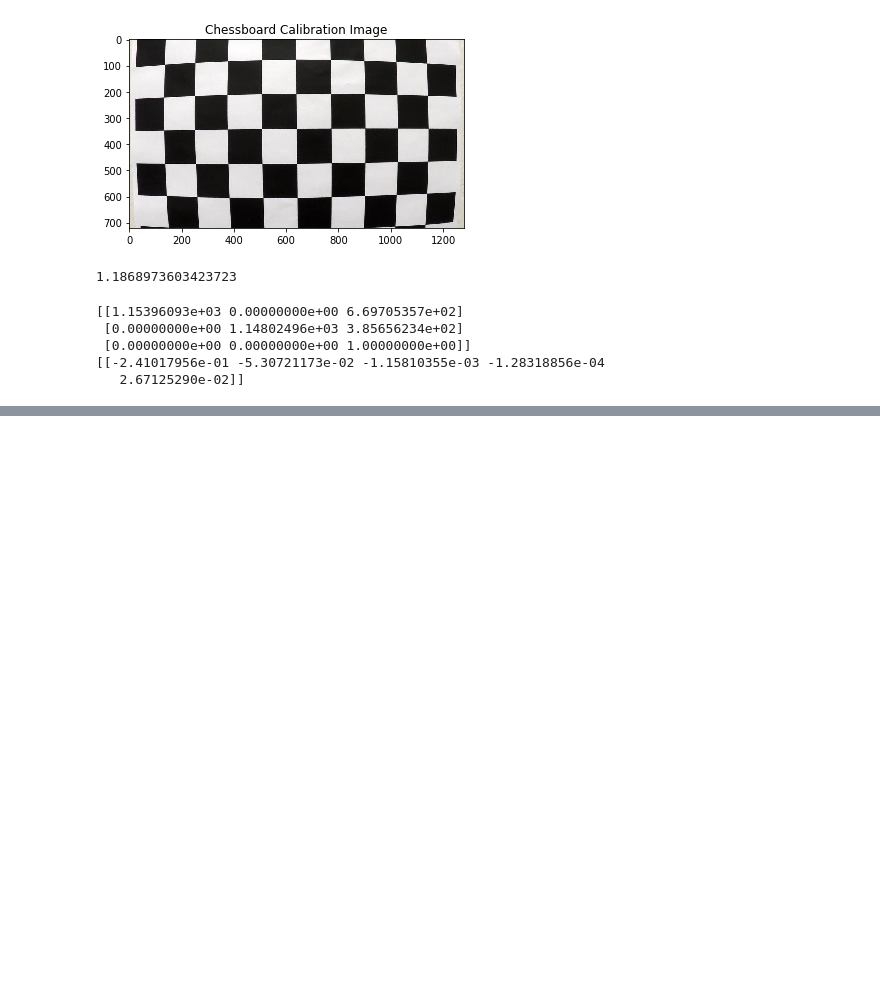
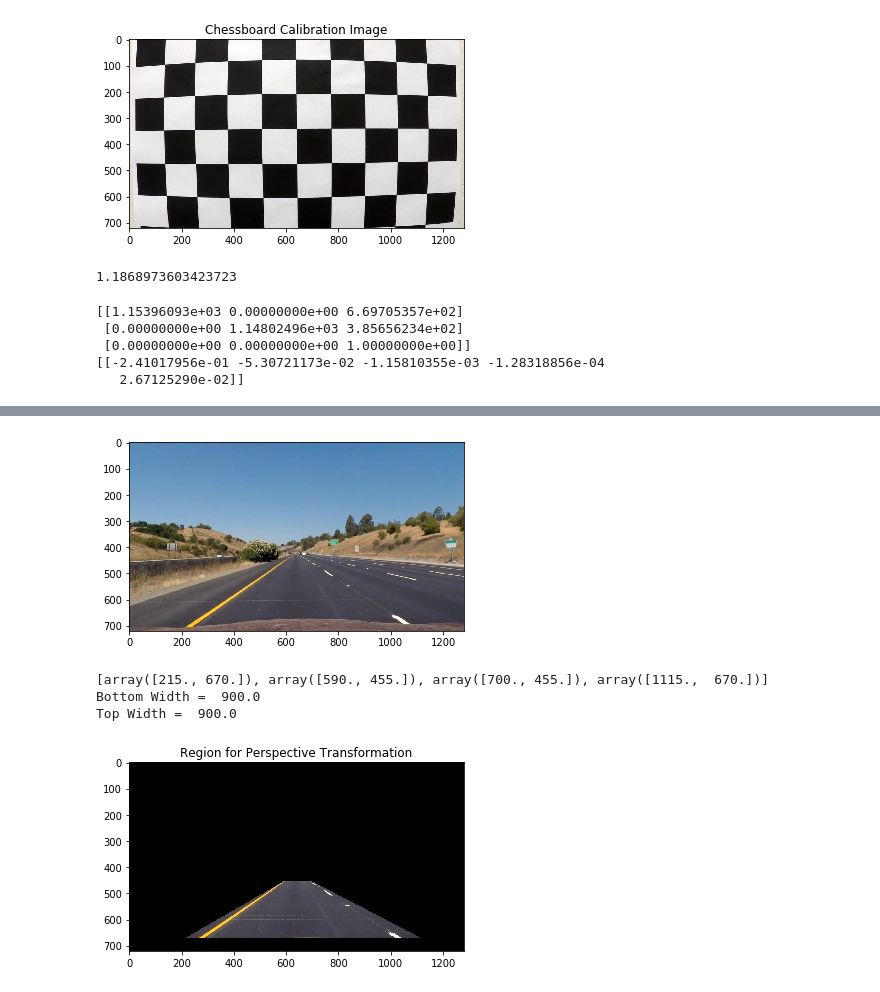
Before and after one commit to ajhsutton/CarND-Advanced-Lane-Lines, a Jupyter notebook: CameraCalibrationAndDistortion.ipynb, the cells around one changed output, grey strips where cells are left out. Drawn from its saved outputs; the diff is of its cells as text; code cells hidden in the pictures; blank space fills up the shorter version.

```diff
--- a/CameraCalibrationAndDistortion.ipynb
+++ b/CameraCalibrationAndDistortion.ipynb
@@ -143,0 +153,47 @@ plt.imshow(demo_img_bin-demo_img_undist_bin)
+# %%
+# Load Road images
+import laneRender
+
+test_dir = "./test_images/"
+test_images = ['straight_lines1.jpg']#[,'straight_lines2.jpg',\
+          #'test1.jpg','test2.jpg','test3.jpg',
+          #'test4.jpg','test5.jpg','test6.jpg']
+for test_file in test_images:
+    tst = mpimg.imread(test_dir + test_file)
+    test_undist = cv2.undistort(tst, mtx, dist, None, mtx)
+    plt.imshow(test_undist)
+    plt.show()
+
+# Perspective Transform
+img_size = tst.shape[:2]
+
+# Set Corners (normalized to shape)
+LL = [215./img_size[1], (img_size[0] - 50.)/img_size[0]]
+LR = [1115./img_size[1], (img_size[0] - 50.)/img_size[0]]
+UL = [590./img_size[1], 455./img_size[0]]
+UR = [700./img_size[1], 455./img_size[0]]
+corners_norm = [LL,UL,UR,LR]
+def getImgCorners(img):
+    # Get the pixel normalized coordiantes for the image.
+    img_size = img.shape[-2::-1]
+    return [np.multiply(cnr,img_size) for cnr in corners_norm]
+
+tst_roi = tst.copy()
+
+new_corners = getImgCorners(test_undist)
+src_corners = np.float32(new_corners)
+tst_roi = laneRender.region_of_interest(tst_roi, np.int32([new_corners]))
+
+plt.imshow(tst_roi)
+plt.title('Region for Perspective Transformation')
+mpimg.imsave("./cal_output" + "test_ROI", tst_roi)
+
+print(new_corners)
+print('Bottom Width = ', new_corners[3][0] - new_corners[0][0])
+print('Top Width = ', new_corners[3][0] - new_corners[0][0])
+# %% [output]
+[figure, added]
+[array([215., 670.]), array([590., 455.]), array([700., 455.]), array([1115.,  670.])]
+Bottom Width =  900.0
+Top Width =  900.0
+[figure, added]
```
Also changed, not shown: parts of 10 cells of this notebook, 17 other files.
